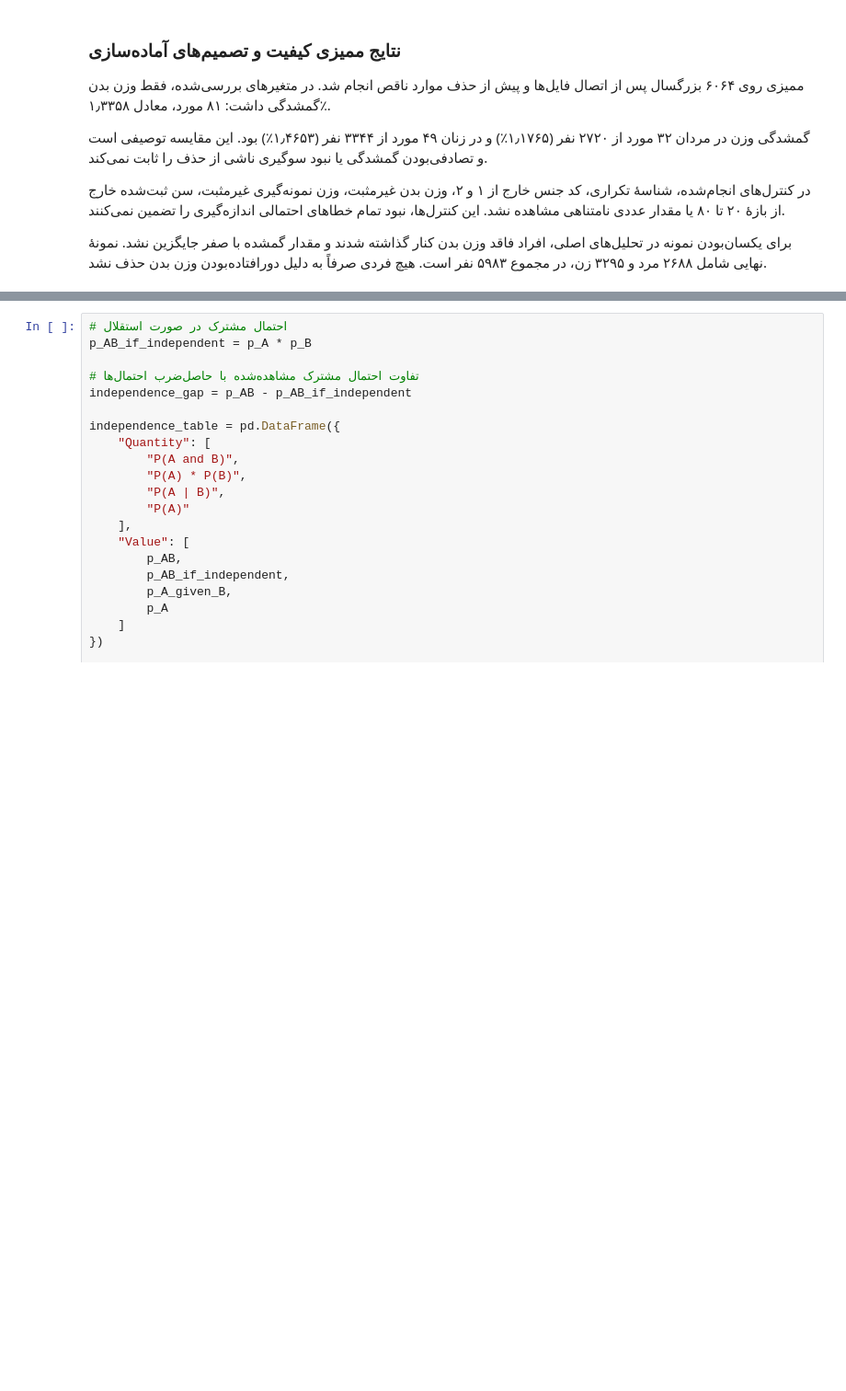
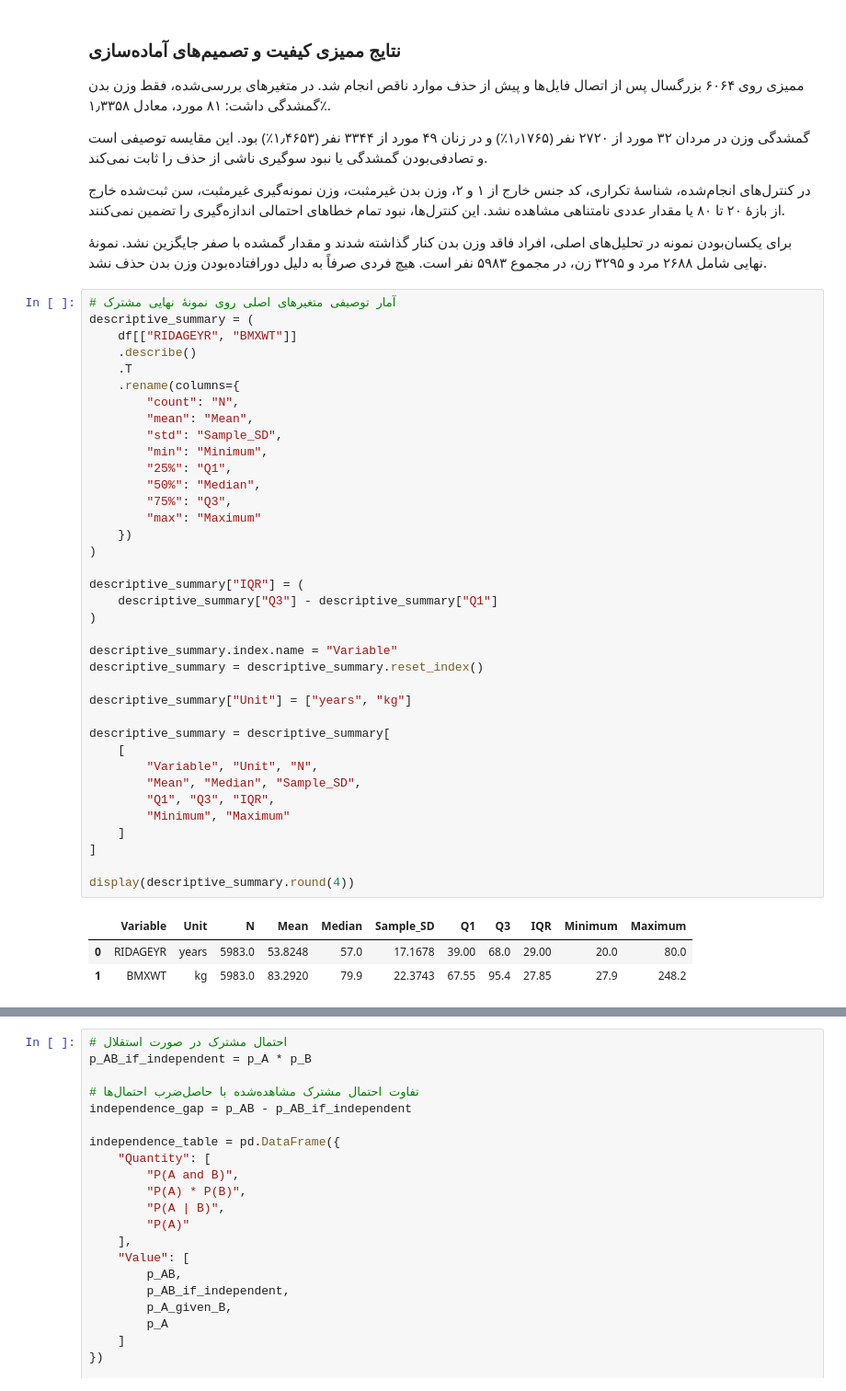
Before and after one commit to nazaninhasani/Amar, a Jupyter notebook: notebooks/phase2_analysis.ipynb, the cells around one changed output, grey strips where cells are left out. Shown at 92% size. Saved outputs shown, nothing was run; the diff lists cells and outputs as text; blank space fills up the shorter version.

Commit message:
phase2: add descriptive summaries and sex-group comparisons

```diff
--- a/notebooks/phase2_analysis.ipynb
+++ b/notebooks/phase2_analysis.ipynb
@@ -421,3 +421,44 @@ Difference: 16.68 percentage points
 کنار گذاشته شدند و مقدار گمشده با صفر جایگزین نشد.
 نمونهٔ نهایی شامل ۲۶۸۸ مرد و ۳۲۹۵ زن، در مجموع ۵۹۸۳ نفر است.
 هیچ فردی صرفاً به دلیل دورافتاده‌بودن وزن بدن حذف نشد.
+# %%
+# آمار توصیفی متغیرهای اصلی روی نمونهٔ نهایی مشترک
+descriptive_summary = (
+    df[["RIDAGEYR", "BMXWT"]]
+    .describe()
+    .T
+    .rename(columns={
+        "count": "N",
+        "mean": "Mean",
+        "std": "Sample_SD",
+        "min": "Minimum",
+        "25%": "Q1",
+        "50%": "Median",
+        "75%": "Q3",
+        "max": "Maximum"
+    })
+)
+
+descriptive_summary["IQR"] = (
+    descriptive_summary["Q3"] - descriptive_summary["Q1"]
+)
+
+descriptive_summary.index.name = "Variable"
+descriptive_summary = descriptive_summary.reset_index()
+
+descriptive_summary["Unit"] = ["years", "kg"]
+
+descriptive_summary = descriptive_summary[
+    [
+        "Variable", "Unit", "N",
+        "Mean", "Median", "Sample_SD",
+        "Q1", "Q3", "IQR",
+        "Minimum", "Maximum"
+    ]
+]
+
+display(descriptive_summary.round(4))
+# %% [output]
+|  | Variable | Unit | N | Mean | Median | Sample_SD | Q1 | Q3 | IQR | Minimum | Maximum |
+| 0 | RIDAGEYR | years | 5983.0 | 53.8248 | 57.0 | 17.1678 | 39.00 | 68.0 | 29.00 | 20.0 | 80.0 |
+| 1 | BMXWT | kg | 5983.0 | 83.2920 | 79.9 | 22.3743 | 67.55 | 95.4 | 27.85 | 27.9 | 248.2 |
```
Also changed, not shown: parts of 2 cells of this notebook, 4 other files.
